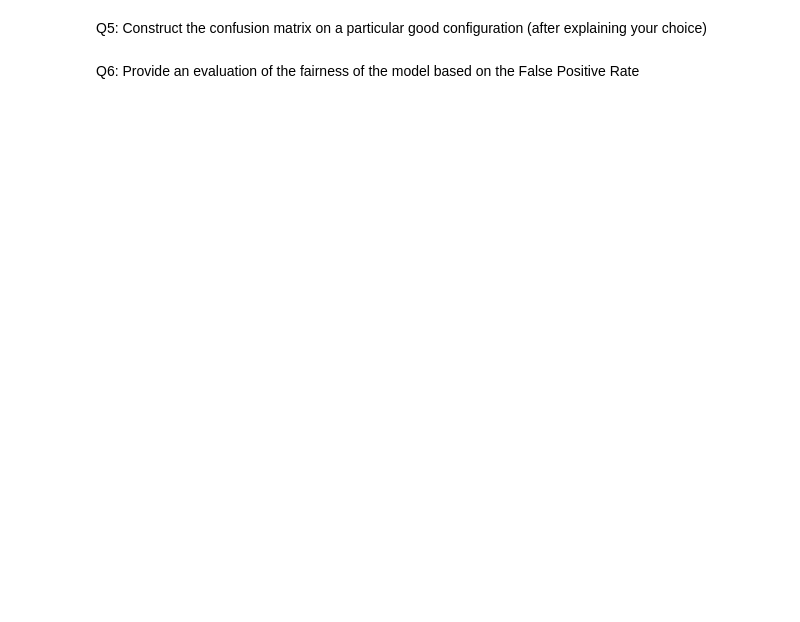
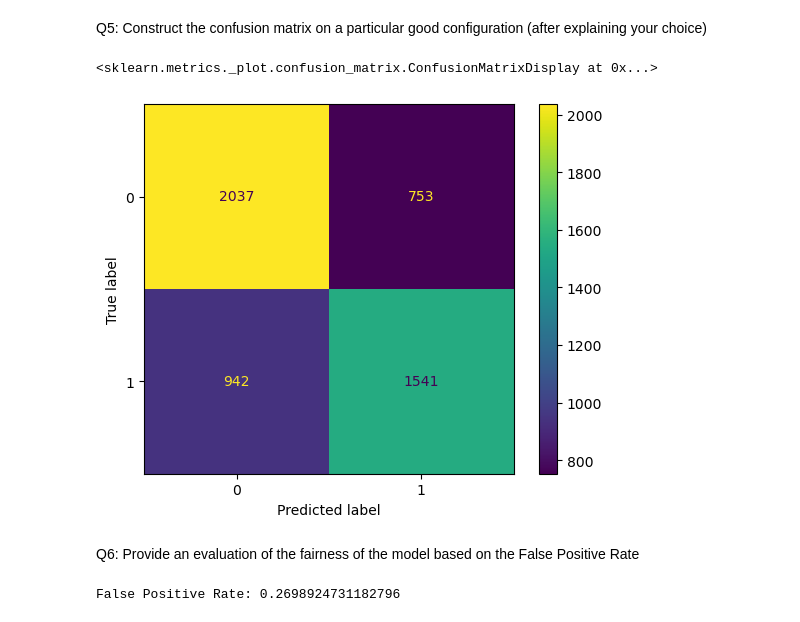
Before and after one commit to BloodFutur/ML_INSA, a Jupyter notebook: Lab3/evaluation.ipynb, the cells around one changed output. Cells and saved outputs as stored; diff of their text form; code cells hidden in the pictures; blank space fills up the shorter version.

```diff
--- a/Lab3/evaluation.ipynb
+++ b/Lab3/evaluation.ipynb
@@ -19,4 +230,27 @@ Q4: Propose an experimental study that shows the transition phase from underfitt
 # %% [markdown]
 Q5: Construct the confusion matrix on a particular good configuration (after explaining your choice)
+# %%
+from sklearn.metrics import confusion_matrix
+from sklearn.metrics import ConfusionMatrixDisplay
+
+
+# This model has been found by using grid search and 5-cross validation
+best_model_found = tree.DecisionTreeClassifier(splitter="random", max_depth=20, min_samples_leaf=70)
+best_model_found.fit(train_examples,train_labels)
+
+# Get predictions to compare to ground truth
+y_pred = best_model_found.predict(train_examples)
+
+# Make confusion matrix
+conf_matrix = confusion_matrix(train_labels, y_pred)
+ConfusionMatrixDisplay(conf_matrix).plot()
+# %% [output]
+<sklearn.metrics._plot.confusion_matrix.ConfusionMatrixDisplay at 0x...>
+[figure, added]
 # %% [markdown]
 Q6: Provide an evaluation of the fairness of the model based on the False Positive Rate
+# %%
+FPR = conf_matrix[0][1] / sum(conf_matrix[0])
+print("False Positive Rate:", FPR)
+# %% [output]
+False Positive Rate: 0.2698924731182796
```
Also changed, not shown: parts of 11 cells of this notebook.
